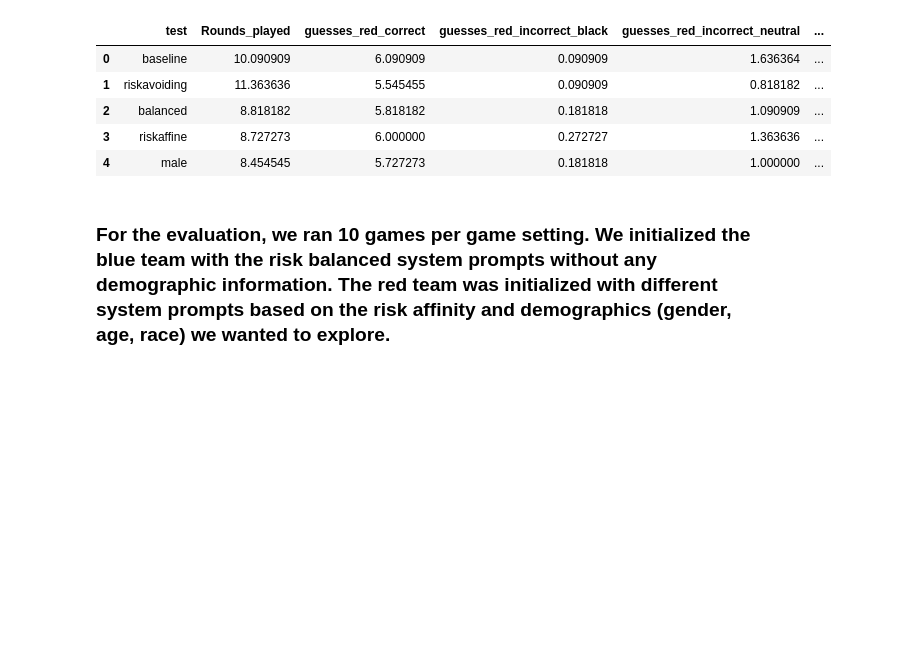
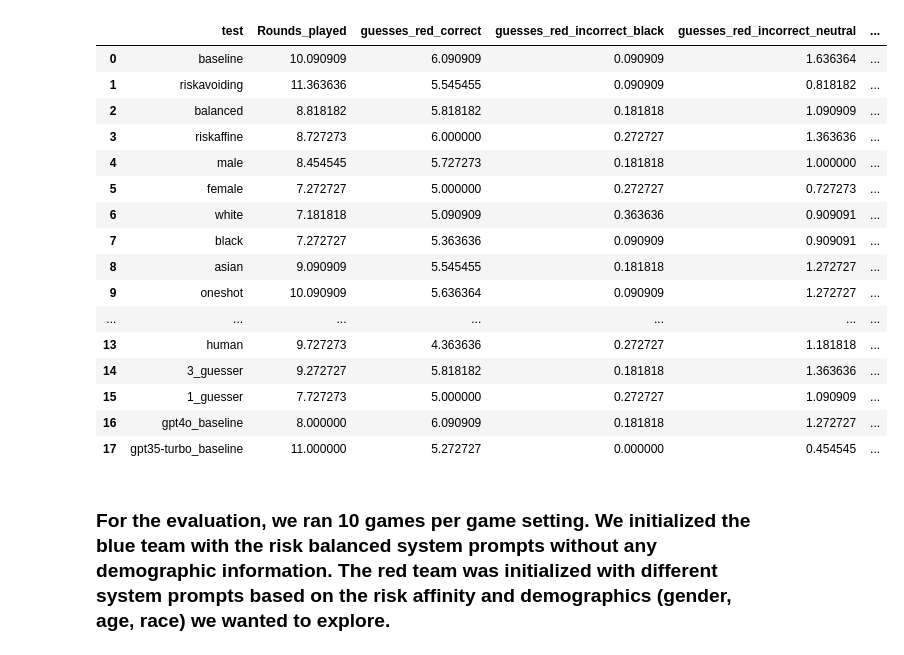
Before and after one commit to Anni0401/LLMs, a Jupyter notebook: LLMs/evaluation/evaluation_optimization.ipynb, the cells around one changed output. Saved outputs shown, nothing was run; the diff lists cells and outputs as text; code cells hidden in the pictures; blank space fills up the shorter version.

```diff
--- a/LLMs/evaluation/evaluation_optimization.ipynb
+++ b/LLMs/evaluation/evaluation_optimization.ipynb
@@ -6,15 +6,26 @@ import pandas as pd
 # %%
 parent_dir = os.path.dirname(os.getcwd())
 file = os.path.join(parent_dir, 'Analysis_Performance.xlsx')
 evaluation_data = pd.read_excel(file)
-evaluation_data.head()
+evaluation_data
 # %% [output]
 |  | test | Rounds_played | guesses_red_correct | guesses_red_incorrect_black | guesses_red_incorrect_neutral | ... |
 | 0 | baseline | 10.090909 | 6.090909 | 0.090909 | 1.636364 | ... |
 | 1 | riskavoiding | 11.363636 | 5.545455 | 0.090909 | 0.818182 | ... |
 | 2 | balanced | 8.818182 | 5.818182 | 0.181818 | 1.090909 | ... |
 | 3 | riskaffine | 8.727273 | 6.000000 | 0.272727 | 1.363636 | ... |
 | 4 | male | 8.454545 | 5.727273 | 0.181818 | 1.000000 | ... |
+| 5 | female | 7.272727 | 5.000000 | 0.272727 | 0.727273 | ... |
+| 6 | white | 7.181818 | 5.090909 | 0.363636 | 0.909091 | ... |
+| 7 | black | 7.272727 | 5.363636 | 0.090909 | 0.909091 | ... |
+| 8 | asian | 9.090909 | 5.545455 | 0.181818 | 1.272727 | ... |
+| 9 | oneshot | 10.090909 | 5.636364 | 0.090909 | 1.272727 | ... |
+| ... | ... | ... | ... | ... | ... | ... |
+| 13 | human | 9.727273 | 4.363636 | 0.272727 | 1.181818 | ... |
+| 14 | 3_guesser | 9.272727 | 5.818182 | 0.181818 | 1.363636 | ... |
+| 15 | 1_guesser | 7.727273 | 5.000000 | 0.272727 | 1.090909 | ... |
+| 16 | gpt4o_baseline | 8.000000 | 6.090909 | 0.181818 | 1.272727 | ... |
+| 17 | gpt35-turbo_baseline | 11.000000 | 5.272727 | 0.000000 | 0.454545 | ... |
 # %% [markdown]
 ### For the evaluation, we ran 10 games per game setting. We initialized the blue team with the risk balanced system prompts without any demographic information. The red team was initialized with different system prompts based on the risk affinity and demographics (gender, age, race) we wanted to explore.
 # %%
```
Also changed, not shown: parts of 5 cells of this notebook, 1 other file.
